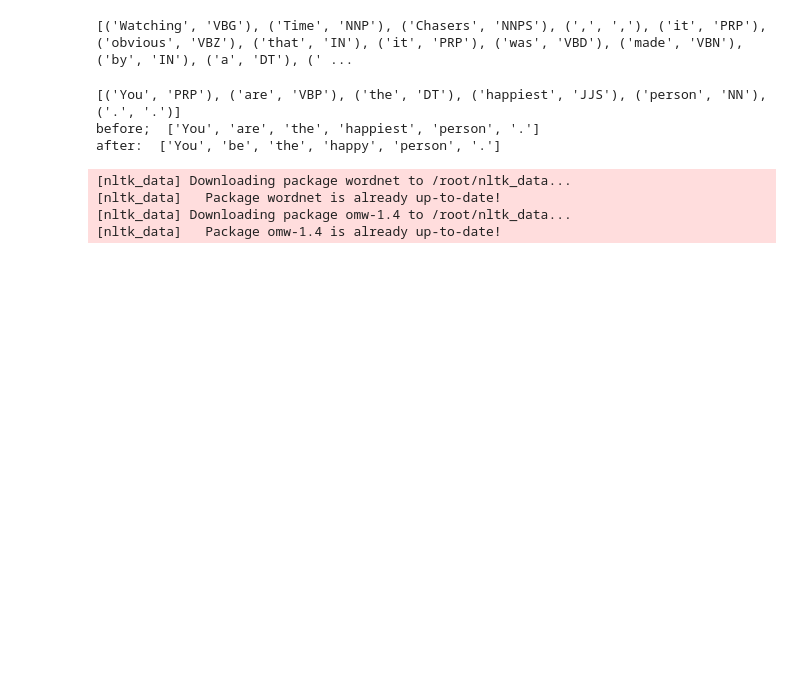
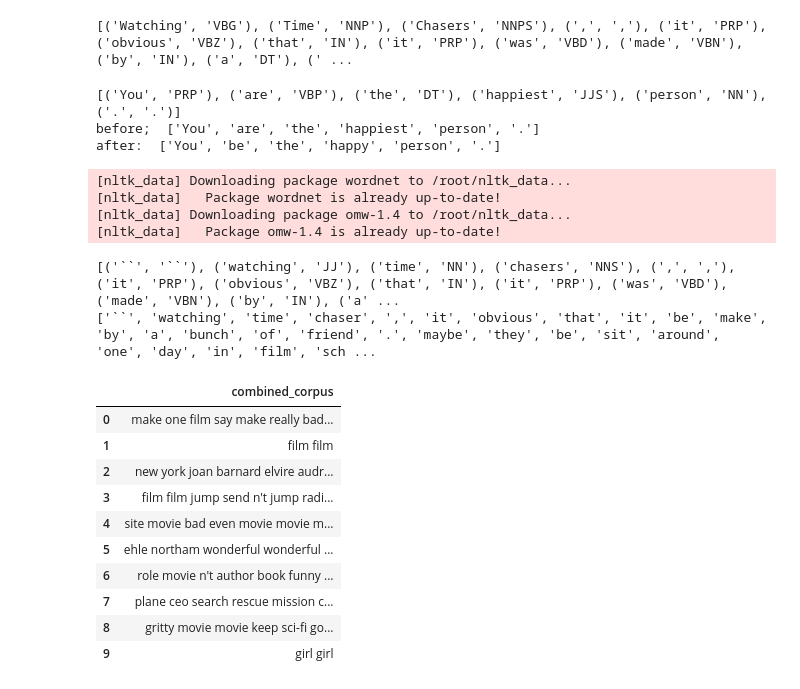
Before and after one commit to magnetclip/nlp, a Jupyter notebook: codeitnlp.ipynb, the cells around one changed output. Saved outputs shown, nothing was run; the diff lists cells and outputs as text; code cells hidden in the pictures; blank space fills up the shorter version.

```diff
--- a/codeitnlp.ipynb
+++ b/codeitnlp.ipynb
@@ -10,7 +15,8 @@
 # %%
-# library import and function definition
+# library import and function definition. preprocess.py
 import nltk
 from nltk.tokenize import word_tokenize
+from nltk.tokenize import sent_tokenize
 nltk.download('punkt')  # needed for acronym such as Mr. Dr. ...
 nltk.download('averaged_perceptron_tagger')  # for tagger
 from collections import Counter
@@ -20,6 +26,10 @@ from nltk.stem import WordNetLemmatizer
 from nltk.corpus import wordnet as wn
 nltk.download('wordnet')
 nltk.download('omw-1.4')
+from nltk.corpus import stopwords
+nltk.download('stopwords')
+
+stopwords_set = set(stopwords.words('english'))
 
 def clean_by_freq(tokenized_words, cut_off_count):
     vocab = Counter(tokenized_words)
@@ -89,13 +99,16 @@ def penn_to_wn(tag):
 def word_lemmatizer(pos_tagged_words):
     lemmatizer = WordNetLemmatizer()
     lemmatized_words = []
-    for word, tag in tagged_words:
+    for word, tag in pos_tagged_words:
         wn_tag = penn_to_wn(tag)
         if wn_tag in (wn.NOUN, wn.ADJ, wn.ADV, wn.VERB):
             lemmatized_words.append(lemmatizer.lemmatize(word, wn_tag))
         else:
             lemmatized_words.append(word)
     return lemmatized_words
+
+def combine(sentence):
+    return ' '.join(sentence)
 # %% [output]
 [nltk_data] Downloading package punkt to /root/nltk_data...
 [nltk_data]   Unzipping tokenizers/punkt.zip.
@@ -504,3 +521,52 @@ after:  ['You', 'be', 'the', 'happy', 'person', '.']
 [nltk_data]   Package wordnet is already up-to-date!
 [nltk_data] Downloading package omw-1.4 to /root/nltk_data...
 [nltk_data]   Package omw-1.4 is already up-to-date!
+# %%
+# nlp preprocessing II
+
+import pandas as pd
+#import nltk
+#from nltk.tokenize import word_tokenize
+#from nltk.tokenize import sent_tokenize
+#nltk.download('punkt')  # needed for acronym such as Mr. Dr. ...
+#from nltk.corpus import stopwords
+#nltk.download('stopwords')
+
+df = pd.read_csv('/content/drive/MyDrive/Colab Notebooks/codeitdata/imdb.tsv', delimiter="\\t")
+
+# sentence tokenization
+df['review'] = df['review'].str.lower()
+df['sent_tokens'] = df['review'].apply(sent_tokenize)
+#df['sent_tokens'][0]
+
+# 품사 태깅 pos_tagging
+df['pos_tagged_tokens'] = df['sent_tokens'].apply(pos_tagger)
+print(df['pos_tagged_tokens'][0])
+
+# 표제어 추출 Lemmatization
+df['lemmatized_tokens'] = df['pos_tagged_tokens'].apply(word_lemmatizer)
+print(df['lemmatized_tokens'][0])
+
+#
+stopwords_set = set(stopwords.words('english'))
+df['cleaned_tokens'] = df['lemmatized_tokens'].apply(lambda x: clean_by_freq(x, 1))
+df['cleaned_tokens'] = df['cleaned_tokens'].apply(lambda x: clean_by_len(x, 2))
+df['cleaned_tokens'] = df['cleaned_tokens'].apply(lambda x: clean_by_stopwords(x, stopwords_set))
+
+# combination
+df['combined_corpus'] = df['cleaned_tokens'].apply(combine)
+df[['combined_corpus']]
+# %% [output]
+[('``', '``'), ('watching', 'JJ'), ('time', 'NN'), ('chasers', 'NNS'), (',', ','), ('it', 'PRP'), ('obvious', 'VBZ'), ('that', 'IN'), ('it', 'PRP'), ('was', 'VBD'), ('made', 'VBN'), ('by', 'IN'), ('a' ...
+['``', 'watching', 'time', 'chaser', ',', 'it', 'obvious', 'that', 'it', 'be', 'make', 'by', 'a', 'bunch', 'of', 'friend', '.', 'maybe', 'they', 'be', 'sit', 'around', 'one', 'day', 'in', 'film', 'sch ...
+|  | combined_corpus |
+| 0 | make one film say make really bad... |
+| 1 | film film |
+| 2 | new york joan barnard elvire audr... |
+| 3 | film film jump send n't jump radi... |
+| 4 | site movie bad even movie movie m... |
+| 5 | ehle northam wonderful wonderful ... |
+| 6 | role movie n't author book funny ... |
+| 7 | plane ceo search rescue mission c... |
+| 8 | gritty movie movie keep sci-fi go... |
+| 9 | girl girl |
```
Also changed, not shown: parts of 4 cells of this notebook.
